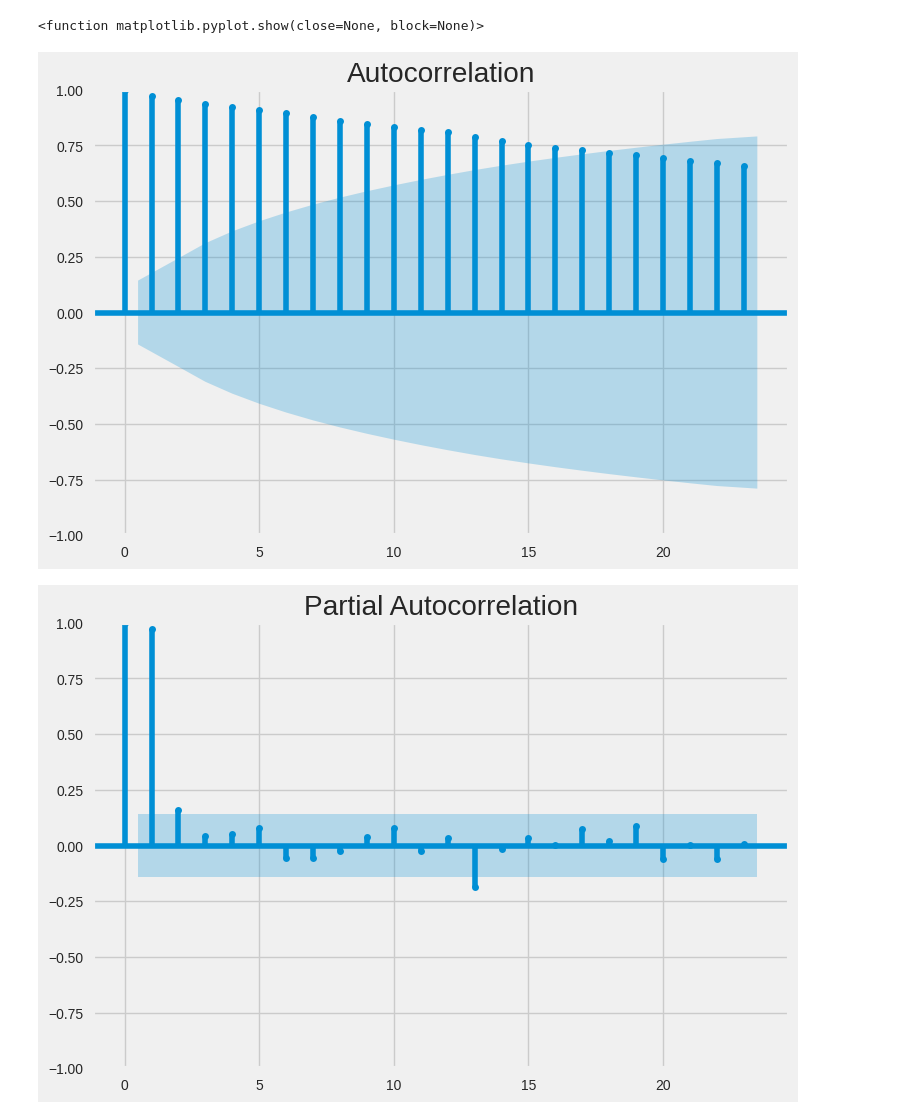
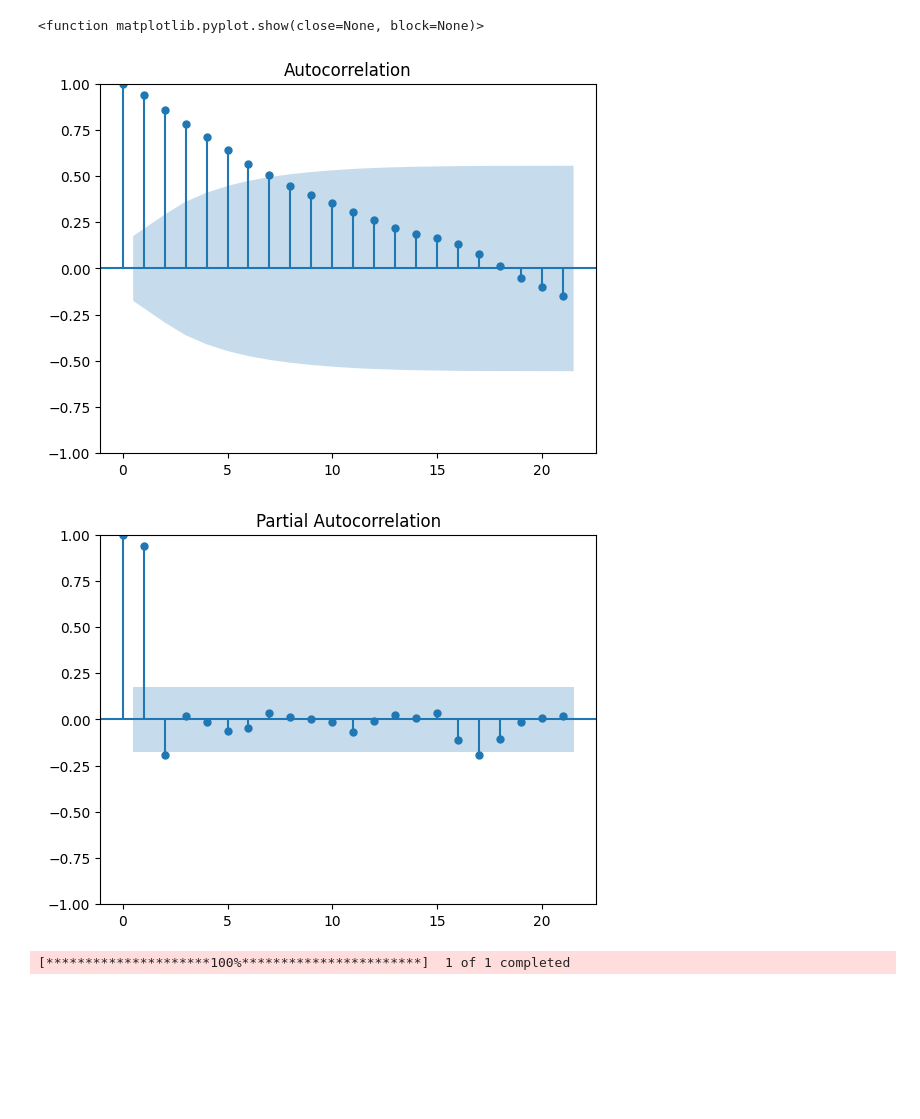
Before and after one commit to dafahan/Forecasting-Stock-Prices, a Jupyter notebook: stockprices1_arima.ipynb, the cells around one changed output. Saved outputs shown, nothing was run; the diff lists cells and outputs as text; code cells hidden in the pictures; blank space fills up the shorter version.

```diff
--- a/stockprices1_arima.ipynb
+++ b/stockprices1_arima.ipynb
@@ -39,0 +19,7 @@ df
+# %%
+ticker = "AAPL"
+
+# Download 1-minute interval data for 5 days
+df = yf.download(ticker, interval='1d', period='4y')
+df.dropna(inplace=True)
+df = df.resample('W').mean()
@@ -41,7 +48,7 @@ df
 n = int(len(df) * 0.6)
 m = int(len(df) * 0.8)
 
-Close=df['Close Price'].values
+Close=df['Close'].values
 df_train, train_close = df.head(n), Close[:n]
 df_validation, val_close = df[n:m], Close[n:m]
 df_test, test_close = df[:m], Close[m:]
@@ -64,26 +71,26 @@ plt.plot(df_train['Close Price'].diff())
 # %%
-plot_acf(df_train['Close Price'])
-plot_pacf(df_train['Close Price'])
+plot_acf(df_train['Close'])
+plot_pacf(df_train['Close'])
 plt.show
 # %% [output]
 <function matplotlib.pyplot.show(close=None, block=None)>
-[figure, old version]
+[figure, new version]
-[figure, old version]
+[figure, new version]
 # %%
-url = "https://raw.githubusercontent.com/rahmantaufik27/dataset/main/study/forecasting_stock_price_2.csv"
-df = pd.read_csv(url, parse_dates=['Timestamp'], index_col='Timestamp')
+df = yf.download(ticker, interval='1d', period='4y')
+df.dropna(inplace=True)
+df = df.resample('W').mean()
 
-# Resample to daily data
-df = df.resample('W').mean()  # can also use 'W' for weekly, 'H' for hourly, etc.
-df
 
 n = int(len(df) * 0.6)
 m = int(len(df) * 0.8)
 
-Close=df['Close Price'].values
+Close=df['Close'].values
 df_train, train_close = df.head(n), Close[:n]
 df_validation, val_close = df[n:m], Close[n:m]
 df_test, test_close = df[:m], Close[m:]
+# %% [output]
+[*********************100%***********************]  1 of 1 completed
 # %%
 history=[x for x in train_close]
 preds=[]
```
Also changed, not shown: parts of 9 cells of this notebook, 1 other file.
